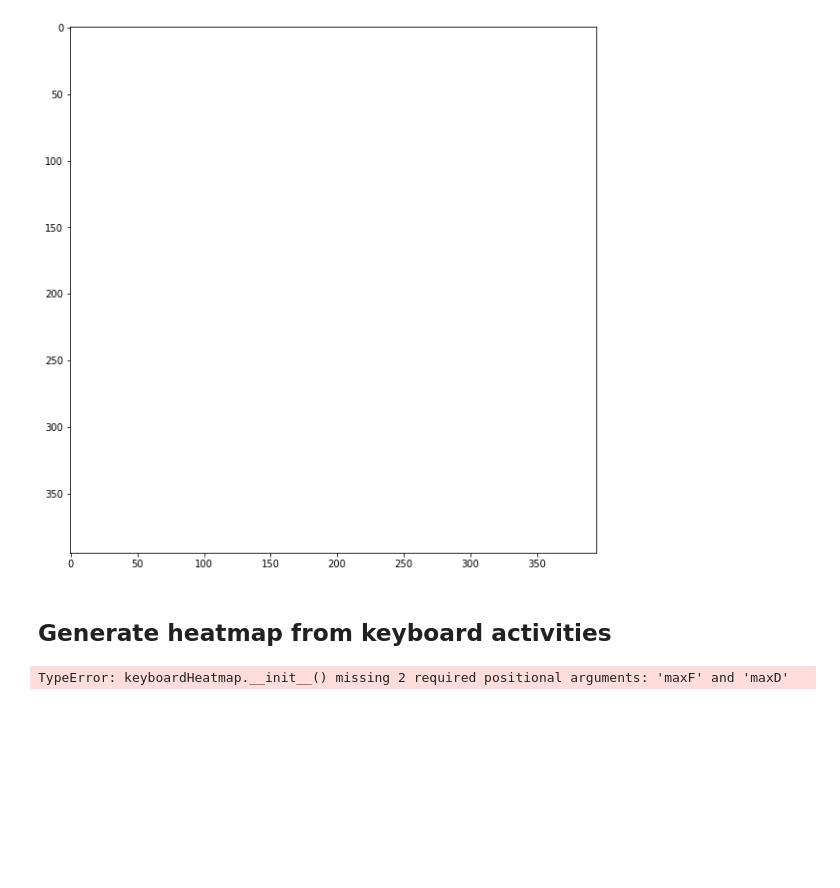
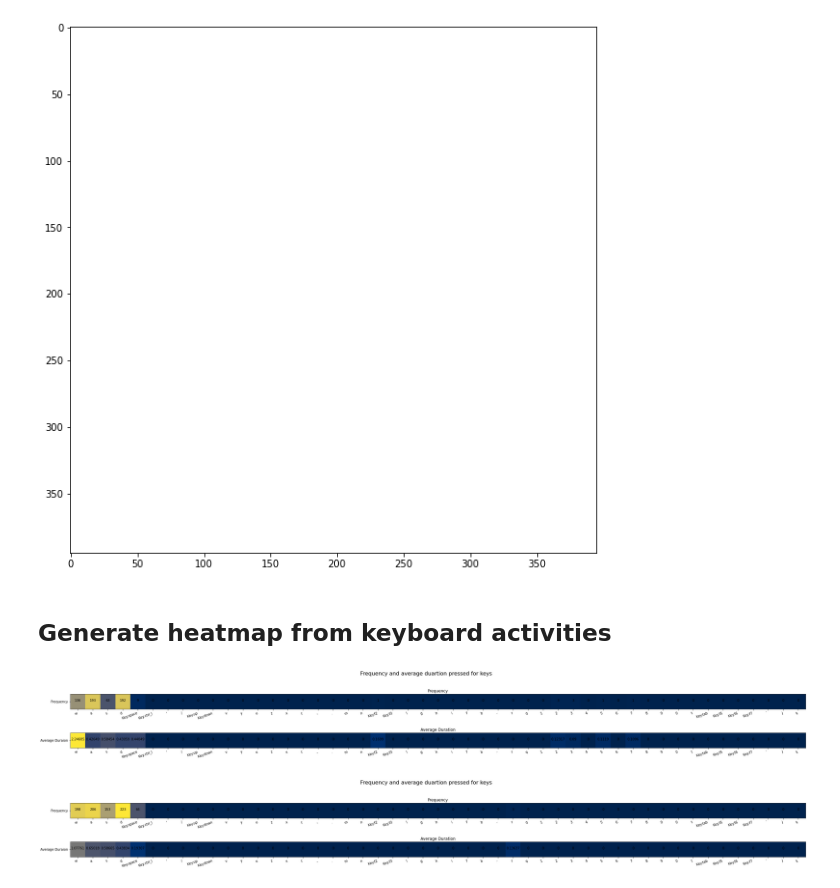
Before and after one commit to HengjunLuo/capstone-landis, a Jupyter notebook: log_parser.ipynb, the cells around one changed output. Drawn from its saved outputs; the diff is of its cells as text; code cells hidden in the pictures; blank space fills up the shorter version.

Commit message:
Added keyboard parser that parse keyboard log for a selected duration. Added more comments to the keyboard heatmap

```diff
--- a/log_parser.ipynb
+++ b/log_parser.ipynb
@@ -313,8 +313,28 @@ class keyboardHeatmap:
         plt.show()
 # %%
 # Getting the data from  parsed input keyboard log file
-keyboardDurationAndFreqJon_df = pd.read_csv("JonathanSnipper_keyboard_freq_and_avg_duration_log.log", delimiter=" ", names=['key', 'avg_duration', 'freq'])
-keyboardheatmapJon = keyboardHeatmap(keyboardDurationAndFreqJon_df)
-keyboardHeatmap.show_heatmap(keyboardheatmapJon)
+#                 parseKeyboardLog(inputPath, outputPath, startMin, endMin):
+keyboardLogParser.parseKeyboardLog("keyboard_actions_jon_spy_nov8.log","JonFreqDura.log",0,10)
+keyboardLogParser.parseKeyboardLog("Zirui_Keyboard.log","ZiruiFreqDura.log",0,10)
+Jon_keyboardDurationAndFreq_df = pd.read_csv("JonFreqDura.log",delimiter=" ", names=['key', 'avg_duration', 'freq'])
+Zirui_keyboardDurationAndFreq_df = pd.read_csv("ZiruiFreqDura.log",delimiter=" ", names=['key', 'avg_duration', 'freq'])
+#Need to calculate max vlaue for color bar before showing heatmap
+keyboardInputList = []
+keyboardInputList.append(Jon_keyboardDurationAndFreq_df)
+keyboardInputList.append(Zirui_keyboardDurationAndFreq_df)
+maxFreq = 0
+maxDura = 0
+for keyboardInput in keyboardInputList:
+    maxF = np.max(keyboardInput.freq)
+    maxD = np.max(keyboardInput.avg_duration)
+    if maxF > maxFreq:
+        maxFreq = maxF
+    if maxD > maxDura:
+        maxDura = maxD
+keyboadrheatmapJon = keyboardHeatmap(Jon_keyboardDurationAndFreq_df,maxFreq,maxDura)
+keyboadrheatmapZirui = keyboardHeatmap(Zirui_keyboardDurationAndFreq_df,maxFreq,maxDura)
+keyboardHeatmap.show_heatmap(keyboadrheatmapJon)
+keyboardHeatmap.show_heatmap(keyboadrheatmapZirui)
 # %% [output]
-TypeError: keyboardHeatmap.__init__() missing 2 required positional arguments: 'maxF' and 'maxD'
+[figure, added]
+[figure, added]
```
